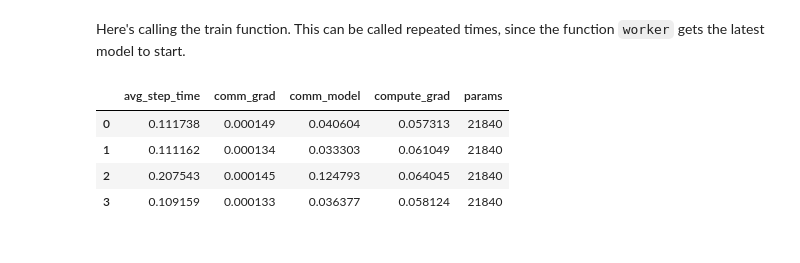
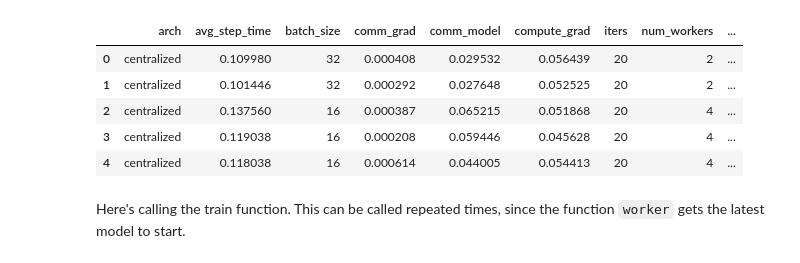
Before and after one commit to stsievert/dask-ps, a Jupyter notebook: Centralized-PS.ipynb, the cells around one changed output. Drawn from its saved outputs; the diff is of its cells as text; code cells hidden in the pictures.

```diff
--- a/Centralized-PS.ipynb
+++ b/Centralized-PS.ipynb
@@ -198,0 +161,7 @@ ps
+# %%
+meta = [train_centralized(client, model, args, num_workers, iters)
+        for num_workers in [2, 4, 8]]
+# %%
+meta = [{'arch': 'centralized', **mi} for m in meta for mi in m]
+# %%
+all_meta = []
@@ -199,2 +170,13 @@ ps
+# %%
+import pandas as pd
+df = pd.DataFrame(all_meta)
+df.head()
+# %% [output]
+|  | arch | avg_step_time | batch_size | comm_grad | comm_model | compute_grad | iters | num_workers | ... |
+| 0 | centralized | 0.109980 | 32 | 0.000408 | 0.029532 | 0.056439 | 20 | 2 | ... |
+| 1 | centralized | 0.101446 | 32 | 0.000292 | 0.027648 | 0.052525 | 20 | 2 | ... |
+| 2 | centralized | 0.137560 | 16 | 0.000387 | 0.065215 | 0.051868 | 20 | 4 | ... |
+| 3 | centralized | 0.119038 | 16 | 0.000208 | 0.059446 | 0.045628 | 20 | 4 | ... |
+| 4 | centralized | 0.118038 | 16 | 0.000614 | 0.044005 | 0.054413 | 20 | 4 | ... |
 # %% [markdown]
 Here's calling the train function. This can be called repeated times, since the function `worker` gets the latest model to start.
@@ -206,10 +182,0 @@ meta = client.gather(futures)
-# %%
-import pandas as pd
-df = pd.DataFrame(meta)
-df
-# %% [output]
-|  | avg_step_time | comm_grad | comm_model | compute_grad | params |
-| 0 | 0.111738 | 0.000149 | 0.040604 | 0.057313 | 21840 |
-| 1 | 0.111162 | 0.000134 | 0.033303 | 0.061049 | 21840 |
-| 2 | 0.207543 | 0.000145 | 0.124793 | 0.064045 | 21840 |
-| 3 | 0.109159 | 0.000133 | 0.036377 | 0.058124 | 21840 |
```
Also changed, not shown: parts of 27 cells of this notebook, 4 other files.
